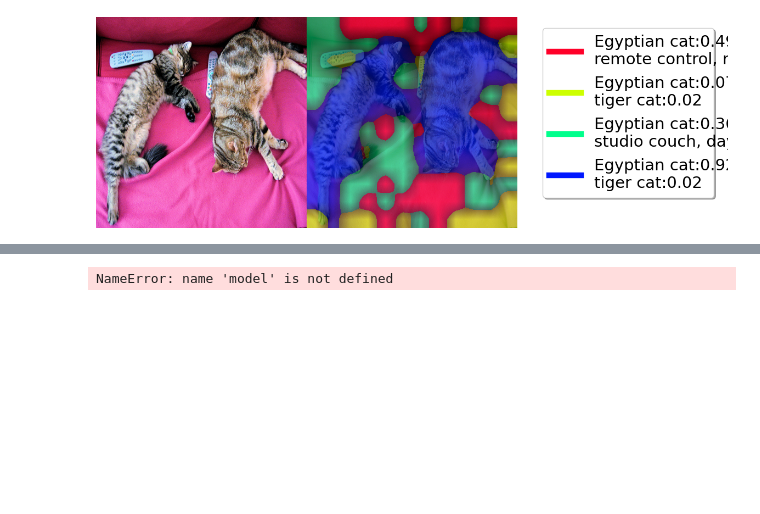
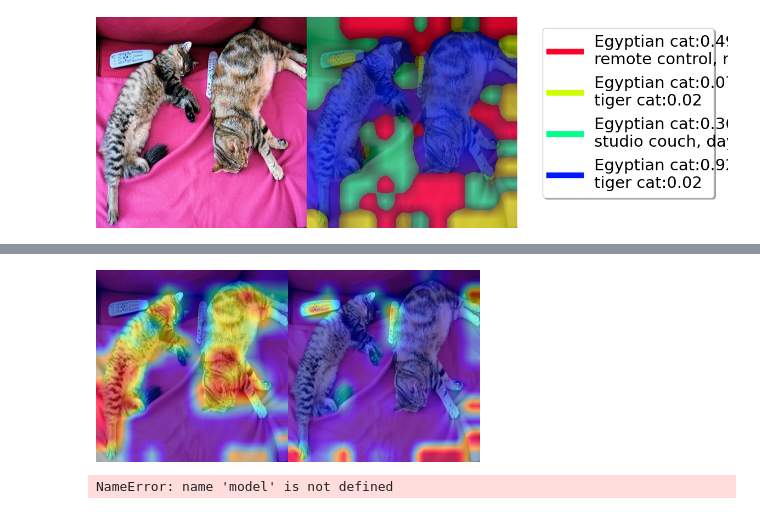
Before and after one commit to kevinkhang2909/ML-learning-journey, a Jupyter notebook: computer_vision/vit_transformers/grad_cam_interpret/demo.ipynb, the cells around one changed output, grey strips where cells are left out. Saved outputs shown, nothing was run; the diff lists cells and outputs as text; code cells hidden in the pictures; blank space fills up the shorter version.

```diff
--- a/computer_vision/vit_transformers/grad_cam_interpret/demo.ipynb
+++ b/computer_vision/vit_transformers/grad_cam_interpret/demo.ipynb
@@ -94,3 +108,7 @@ NameError: name 'model' is not defined
+# %%
+display(Image.fromarray(np.hstack(results)))
+# %% [output]
+[figure, added]
 # %%
 print_top_categories(model, tensor_resized)
 # %% [output]
```
Also changed, not shown: parts of 4 cells of this notebook.
